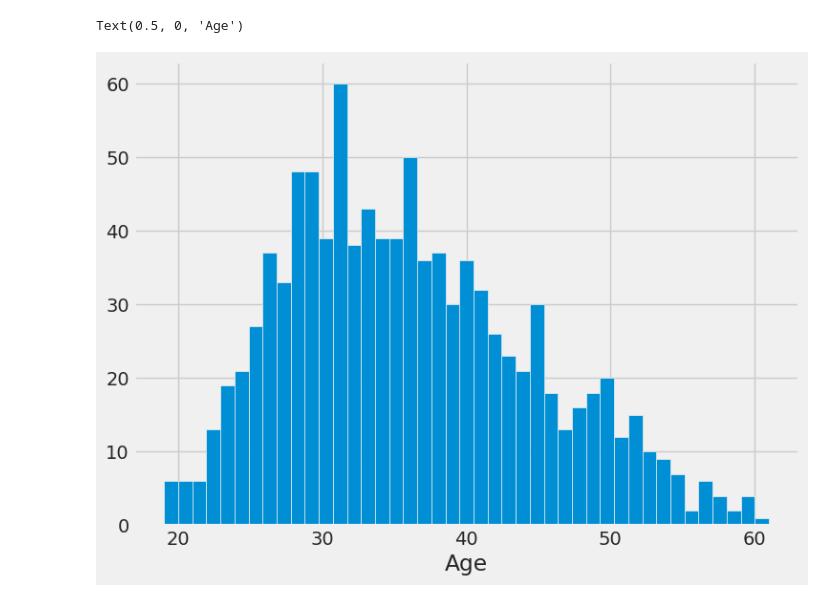
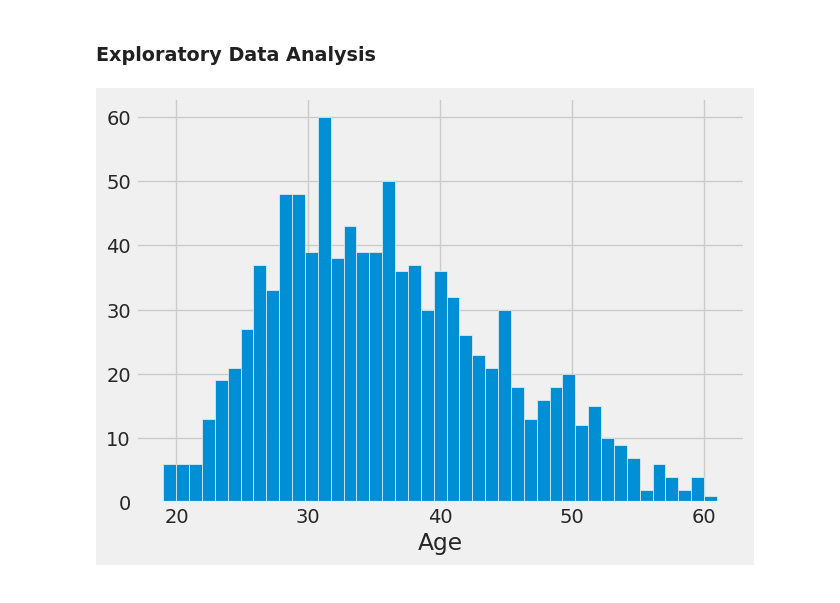
Before and after one commit to aaltunibrahim/machine-learning-projects, a Jupyter notebook: 1_predictionwithLogisticRegression/logistic_regression_for_ad_click.ipynb, the cells around one changed output. Drawn from its saved outputs; the diff is of its cells as text; code cells hidden in the pictures.

```diff
--- a/1_predictionwithLogisticRegression/logistic_regression_for_ad_click.ipynb
+++ b/1_predictionwithLogisticRegression/logistic_regression_for_ad_click.ipynb
@@ -8,5 +42,4 @@
 # %%
-# import libraries
 import numpy as np
 import pandas as pd
 import matplotlib.pyplot as plt
@@ -14,6 +47,5 @@ import seaborn as sns
 
 %matplotlib inline
 
-# config style
-sns.set_style("whitegrid")
-plt.style.use("fivethirtyeight")
+sns.set_style("darkgrid")
+plt.style.use("fivethirtyeight") # 538
@@ -20,3 +62,2 @@ plt.style.use("fivethirtyeight")
 # %%
-# import data
-advertising_data = pd.read_csv("advertising.csv")
+data = pd.read_csv("advertising.csv")
@@ -64,8 +111,9 @@ advertising_data.describe()
+# %% [markdown]
+### Exploratory Data Analysis
 # %%
-# Exploratory data analysis
-plt.figure(figsize=(8,6))
-advertising_data.Age.hist(bins=advertising_data.Age.nunique())
+plt.figure(figsize=(7,5))
+data.Age.hist(bins=data.Age.nunique())
 plt.xlabel("Age")
+plt.show()
 # %% [output]
-Text(0.5, 0, 'Age')
-[figure, old version]
+[figure, new version]
```
Also changed, not shown: parts of 30 cells of this notebook.
